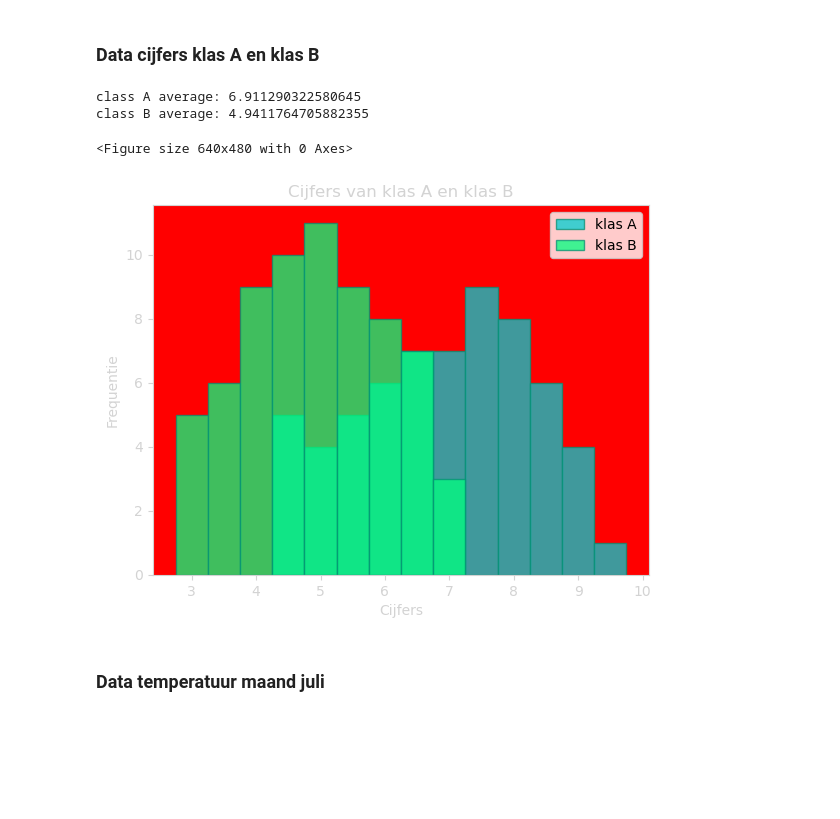
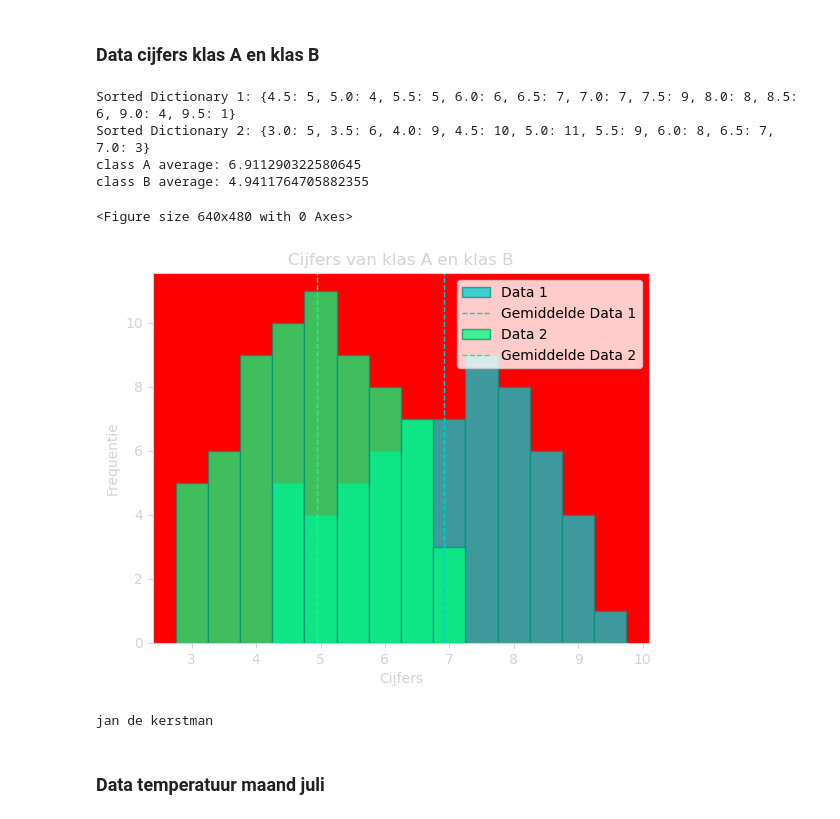
Before and after one commit to M-Serrano-Altena/Wiskundewijs, a Jupyter notebook: src/Statistiek/statistiek.ipynb, the cells around one changed output. Drawn from its saved outputs; the diff is of its cells as text; code cells hidden in the pictures; blank space fills up the shorter version.

```diff
--- a/src/Statistiek/statistiek.ipynb
+++ b/src/Statistiek/statistiek.ipynb
@@ -177,28 +227,42 @@ print(sorted(set(l), key=float))
 # %%
 class_a = [num + 1.5 for num in [4.0, 6.0, 3.0, 4.5, 7.5, 6.5, 5.0, 4.5, 5.5, 7.5, 4.5, 6.5, 6.0, 7.0, 3.0, 5.0, 4.5, 3.5, 4.5, 7.5, 3.5, 5.0, 5.0, 5.5, 5.0, 6.5, 5.5, 7.5, 6.5, 6.5, 8.0, 5.0, 4.5, 7.0, 6.0, 3.0, 6.0, 7.0, 4.0, 5.5, 6.0, 4.0, 6.5, 6.5, 3.5, 6.0, 7.0, 4.0, 6.0, 6.5, 3.5, 5.5, 7.0, 3.0, 5.0, 5.5, 4.0, 6.0, 5.5, 3.0, 6.0, 7.0]]
 
 class_b = [4.0, 4.5, 3.0, 4.5, 7.0, 3.0, 5.0, 4.5, 4.0, 4.5, 4.5, 3.0, 5.0, 6.5, 3.0, 5.0, 4.5, 3.5, 4.5, 7.0, 3.5, 4.5, 4.5, 4.0, 5.0, 6.5, 4.0, 6.5, 6.5, 4.0, 6.5, 5.0, 4.5, 5.5, 5.0, 3.5, 5.0, 7.0, 4.0, 6.0, 5.5, 4.0, 6.5, 5.0, 3.5, 6.0, 5.0, 4.0, 6.0, 6.5, 3.5, 6.0, 5.0, 3.0, 5.0, 6.0, 4.0, 6.0, 6.0, 3.5, 6.0, 5.5, 5.5, 5.5, 5.5, 5.5, 5.5, 5.5]
 
+# Sorting dictionaries by keys
+sorted_dict1 = dict(sorted(Counter(class_a).items()))
+sorted_dict2 = dict(sorted(Counter(class_b).items()))
 
+# Print sorted dictionaries
+print("Sorted Dictionary 1:", sorted_dict1)
+print("Sorted Dictionary 2:", sorted_dict2)
 
 print(f"class A average: {np.mean(class_a)}")
 print(f"class B average: {np.mean(class_b)}")
 
 titel_a = "Cijfers klas A"
 titel_b = "Cijfers klas B"
 titel_ab = "Cijfers van klas A en klas B"
 xlabel = "Cijfers"
 ylabel = "Frequentie"
+data_label = ["klas A", "klas B"]
 
 
 # histogram(class_a, title=titel_a, xlabel=xlabel, ylabel=ylabel, binsize=0.5)
 # histogram(class_b, title=titel_b, xlabel=xlabel, ylabel=ylabel, binsize=0.5)
-histogram(class_a, class_b, title=titel_ab, xlabel=xlabel, ylabel=ylabel, binsize=0.5, legend=["klas A", "klas B"])
+histogram(class_a, class_b, title=titel_ab, xlabel=xlabel, ylabel=ylabel, binsize=0.5, legend=True, average=True)
 # %% [output]
+Sorted Dictionary 1: {4.5: 5, 5.0: 4, 5.5: 5, 6.0: 6, 6.5: 7, 7.0: 7, 7.5: 9, 8.0: 8, 8.5: 6, 9.0: 4, 9.5: 1}
+Sorted Dictionary 2: {3.0: 5, 3.5: 6, 4.0: 9, 4.5: 10, 5.0: 11, 5.5: 9, 6.0: 8, 6.5: 7, 7.0: 3}
 class A average: 6.911290322580645
 class B average: 4.9411764705882355
 <Figure size 640x480 with 0 Axes>
-[figure, old version]
+[figure, new version]
+# %%
+test = ""
+print(f"jan de kerstman {test}")
+# %% [output]
+jan de kerstman
 # %% [markdown]
 ### Data temperatuur maand juli
 # %%
```
Also changed, not shown: parts of 4 cells of this notebook, 7 other files.
